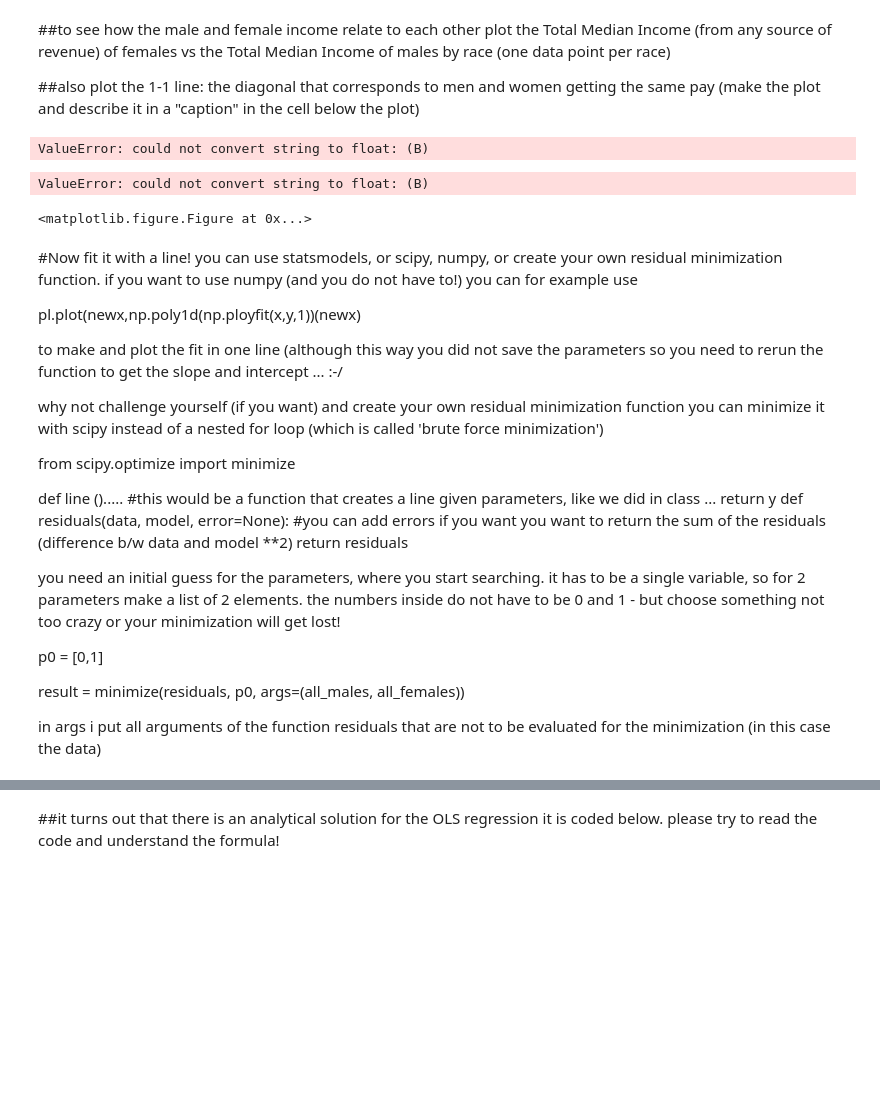
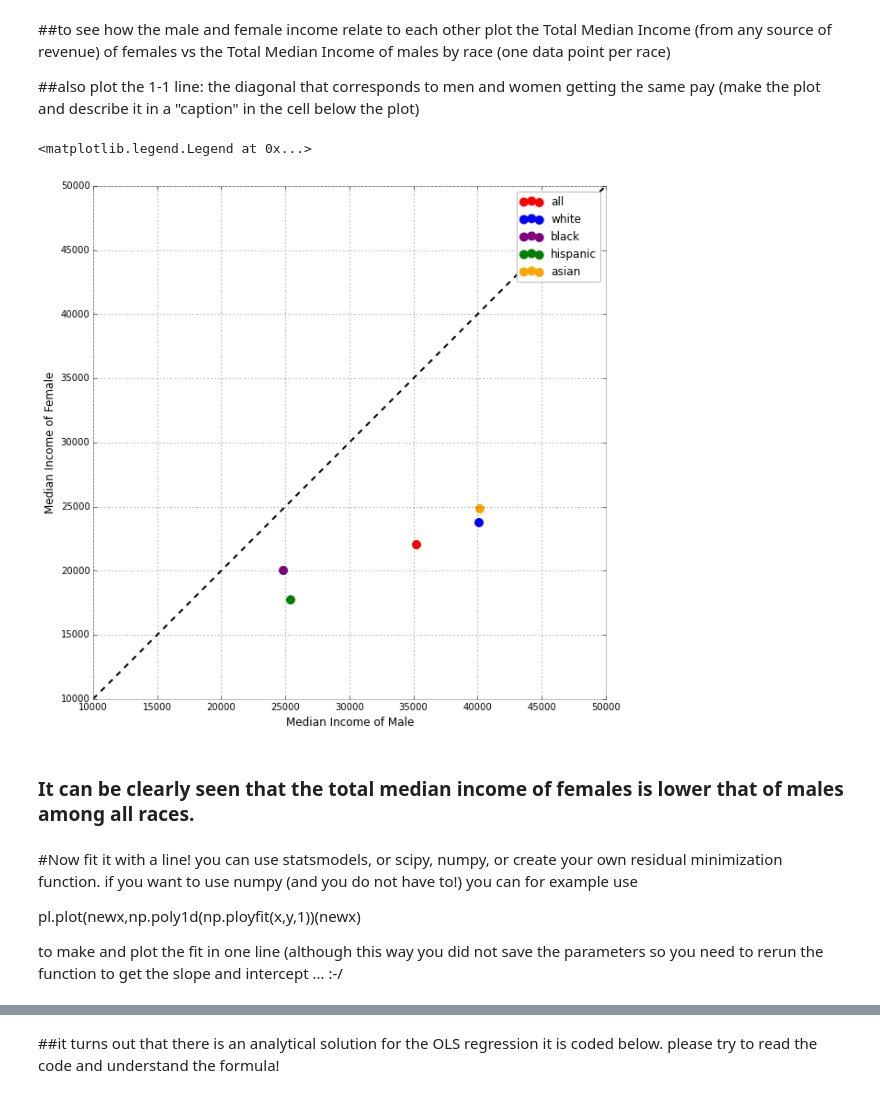
Before and after one commit to yunongcao/PUI2015_ycao, a Jupyter notebook: HW5/Assignment2.ipynb, the cells around one changed output, grey strips where cells are left out. Cells and saved outputs as stored; diff of their text form; code cells hidden in the pictures; blank space fills up the shorter version.

```diff
--- a/HW5/Assignment2.ipynb
+++ b/HW5/Assignment2.ipynb
@@ -89,3 +105,11 @@ for k in allfemales:
 A value is trying to be set on a copy of a slice from a DataFrame
 
 See the the caveats in the documentation: http://pandas.pydata.org/pandas-docs/stable/indexing.html#indexing-view-versus-copy
+# %%
+M_income = pd.DataFrame({'all': allmales['all']['Median income'], 'white': allmales['white']['Median income'], 'black': allmales[
+                         'black']['Median income'], 'hispanic': allmales['hispanic']['Median income'], 'asian': allmales['asian']['Median income']})
+
+F_income = pd.DataFrame({'all': allfemales['all']['Median income'], 'white': allfemales['white']['Median income'], 'black': allfemales[
+                        'black']['Median income'], 'hispanic': allfemales['hispanic']['Median income'], 'asian': allfemales['asian']['Median income']})
+
+M_income.head()
@@ -94,12 +125,24 @@ See the the caveats in the documentation: http://pandas.pydata.org/pandas-docs/s
 
 ##also plot the 1-1 line: the diagonal that corresponds to men and women getting the same pay
 (make the plot and describe it in a "caption" in the cell below the plot)
-# %%
-pl.scatter(allfemales['all']['Median income'], allmales['all']['Median income'])
-# %% [output]
-ValueError: could not convert string to float: (B)
-ValueError: could not convert string to float: (B)
-<matplotlib.figure.Figure at 0x...>
+# %%
+ax = pl.figure(figsize=(10,10))
+pl.scatter(M_income['all'][1],F_income['all'][1],color='red',label='all',s=80)
+pl.scatter(M_income['white'][1],F_income['white'][1],color='blue',label='white',s=80)
+pl.scatter(M_income['black'][1],F_income['black'][1],color='purple',label='black',s=80)
+pl.scatter(M_income['hispanic'][1],F_income['hispanic'][1],color='green',label='hispanic',s=80)
+pl.scatter(M_income['asian'][1],F_income['asian'][1],color='orange',label='asian',s=80)
+pl.plot([1e4,5e4], [1e4,5e4],'k--')
+pl.xlim([1e4,5e4])
+pl.ylim([1e4,5e4])
+pl.xlabel('Median Income of Male')
+pl.ylabel('Median Income of Female')
+pl.legend()
+# %% [output]
+<matplotlib.legend.Legend at 0x...>
+[figure, added]
+# %% [markdown]
+### It can be clearly seen that the total median income of females is lower that of males among all races.
 # %% [markdown]
 #Now fit it with a line!
 you can use statsmodels, or scipy, numpy, or create your own residual minimization function.
@@ -109,24 +152,3 @@ if you want to use numpy (and you do not have to!) you can for example use
 pl.plot(newx,np.poly1d(np.ployfit(x,y,1))(newx)
 
 to make and plot the fit in one line (although this way you did not save the parameters so you need to rerun the function to get the slope and intercept ... :-/
-
-why not challenge yourself (if you want) and  create your own residual minimization function you can minimize it with scipy instead of a nested for loop (which is called 'brute force minimization')
-
-from scipy.optimize import minimize
-
-def line ().....
-    #this would be a function that creates a line given parameters, like we did in class
-    ...
-    return y
-def residuals(data, model, error=None):
-    #you can add errors if you want
-    you want to return the sum of the residuals (difference b/w data and model **2)
-    return residuals
-
-you need an initial guess for the parameters, where you start searching. it has to be a single variable, so for 2 parameters make a list of 2 elements. the numbers inside do not have to be 0 and 1 - but choose something not too crazy or your minimization will get lost!
-
-p0 = [0,1]
-
-result = minimize(residuals, p0, args=(all_males, all_females))
-
-in args i put all arguments of the function residuals that are not to be evaluated for the minimization (in this case the data)
```
Also changed, not shown: parts of 22 cells of this notebook.
